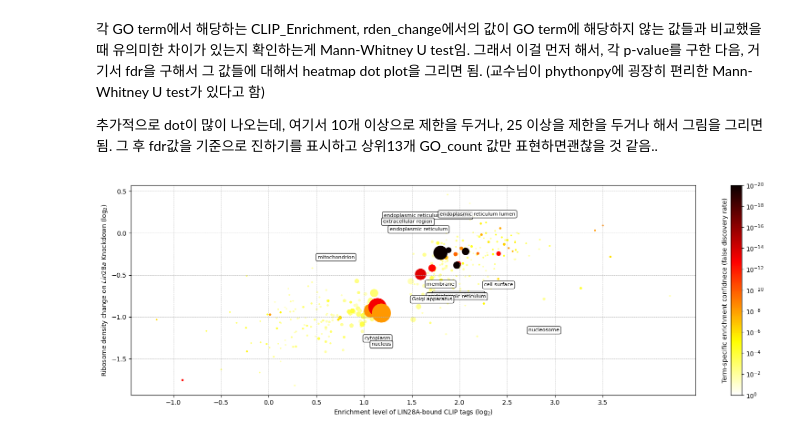
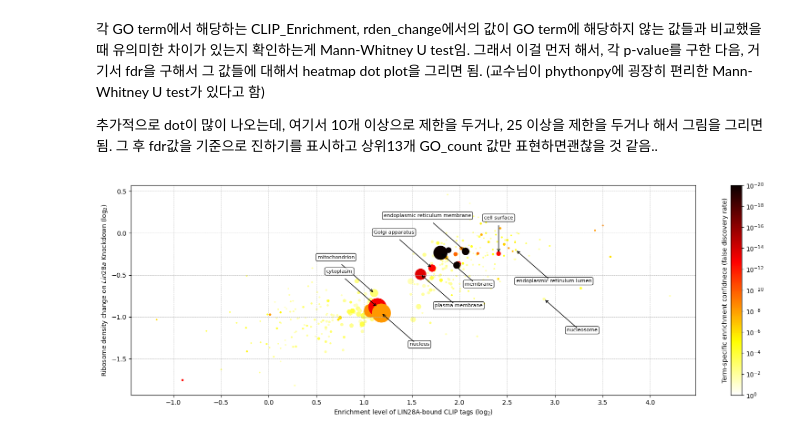
Before and after one commit to JungseoChoi/CJSbioinformatics, a Jupyter notebook: bioinformatics_project.ipynb, the cells around one changed output. Saved outputs shown, nothing was run; the diff lists cells and outputs as text; code cells hidden in the pictures.

```diff
--- a/bioinformatics_project.ipynb
+++ b/bioinformatics_project.ipynb
@@ -172,8 +230,8 @@ subsets_GO
 # %%
 # Gene ontology (GO)에서 [GO:0009986]을 없애기
 import re
-pattern = re.compile(r'\s*\[GO:\d+\]\s*' )
-subsets_GO['Gene Ontology (GO)'] = subsets_GO['Gene Ontology (GO)'].str.replace(pattern, '')
+GO_delete = re.compile(r'\s*\[GO:\d+\]\s*' )
+subsets_GO['Gene Ontology (GO)'] = subsets_GO['Gene Ontology (GO)'].str.replace(GO_delete, '')
 subsets_GO
 # %% [output]
 |  | clip_enrichment | rden_change | Gene Ontology (GO) |
@@ -359,51 +428,52 @@ import numpy as np
 import matplotlib.pyplot as plt
 from matplotlib.colors import LogNorm
 import seaborn as sns
 
 # 데이터프레임에서 필요한 열 선택
 x = np.log2(GO_heatmap_sorted['clip_enrichment_mean'])
 y = np.log2(GO_heatmap_sorted['rden_change_mean'])
 size = GO_heatmap_sorted['GO_count']/5
 color = GO_heatmap_sorted['clip_enrichment_fdr_mean']
 
 # 그래프 그리기
 plt.figure(figsize=(20, 6))
 scatter_plot = plt.scatter(x, y, s=size, c=color, cmap='hot', norm=LogNorm(vmin=10**-20, vmax=10**-0))
 plt.xlabel("Enrichment level of LIN28A-bound CLIP tags (log$_{2}$)")
 plt.ylabel("Ribosome density change on $\it{Lin28a}$ Knockdown (log$_{2}$)")
 
 # Colorbar 설정
 cbar = plt.colorbar(scatter_plot)
 cbar.set_ticks([10**-i for i in range(0, 21, 2)])
 cbar.ax.yaxis.set_label_position('left')
 cbar.ax.invert_yaxis()
 cbar.ax.set_ylabel('Term-specific enrichment confidnece (false discovery rate)')
 
-# 여러 인덱스에 해당하는 값 텍스트 표시 (오른쪽)
-GO_term_graph = ['cytoplasm','nucleus','calcium ion binding','membrane','nucleosome',
-                 'endoplasmic reticulum','cell surface', 'Golgi apparatus','glycoaminoglycan metabolic process',
-                 'nucleosome assembly']
-text_offset = 0.4
-for target_index in GO_term_graph:
-    if target_index in GO_heatmap_sorted.index:
-        target_x = x[GO_heatmap_sorted.index == target_index]
-        target_y = y[GO_heatmap_sorted.index == target_index]
-        plt.text(target_x, target_y - text_offset, target_index, ha='center', va='bottom', fontsize=8,
+# 특정 조건에 해당하는 인덱스에 텍스트 표시
+for i, term in enumerate(GO_heatmap_sorted.index):
+    if term in ['nucleus','endoplasmic reticulum lumen', 'membrane','nucleosome','plasma membrane']:
+        plt.text(x[i]+0.4, y[i]-0.4, term, ha='center', va='bottom', fontsize=8,
                  bbox=dict(facecolor='white', edgecolor='black', boxstyle='round', alpha=0.8))
+        plt.annotate("", xy=(x[i], y[i]), xytext=(x[i] + 0.35, y[i] - 0.35),
+                     arrowprops=dict(arrowstyle="->", linewidth=1, color='black'))
 
-# 여러 인덱스에 해당하는 값 텍스트 표시 (왼쪽)
-GO_term_graph = ['endoplasmic reticulum','endoplasmic reticulum membrane', 'extracellular region','mitochondrion','endoplasmic reticulum lumen']
-text_offset = 0.4
-for target_index in GO_term_graph:
-    if target_index in GO_heatmap_sorted.index:
-        target_x = x[GO_heatmap_sorted.index == target_index]
-        target_y = y[GO_heatmap_sorted.index == target_index]
-        plt.text(target_x-text_offset, target_y + text_offset, target_index, ha='center', va='bottom', fontsize=8,
+for i, term in enumerate(GO_heatmap_sorted.index):
+    if term in ['cytoplasm','endoplasmic reticulum membrane','Golgi apparatus','mitochondrion']:
+        plt.text(x[i]-0.4, y[i]+0.4, term, ha='center', va='bottom', fontsize=8,
                  bbox=dict(facecolor='white', edgecolor='black', boxstyle='round', alpha=0.8))
+        plt.annotate("", xy=(x[i], y[i]), xytext=(x[i] - 0.35, y[i] + 0.35),
+                     arrowprops=dict(arrowstyle="->", linewidth=1, color='black'))
 
-plt.xticks(np.arange(-1, 4, 0.5))
+for i, term in enumerate(GO_heatmap_sorted.index):
+    if term in ['cell surface']:
+        plt.text(x[i], y[i]+0.4, term, ha='center', va='bottom', fontsize=8,
+                 bbox=dict(facecolor='white', edgecolor='black', boxstyle='round', alpha=0.8))
+        plt.annotate("", xy=(x[i], y[i]), xytext=(x[i], y[i] + 0.35),
+                     arrowprops=dict(arrowstyle="->", linewidth=1, color='black'))
+
+
+plt.xticks(np.arange(-1, 4.5, 0.5))
 plt.grid(True, linestyle='--', linewidth=.5)
-
+plt.savefig("project-Figure 5A_final", format="jpg", dpi=300)
 plt.show()
 # %% [output]
-[figure, old version]
+[figure, new version]
```
Also changed, not shown: parts of 13 cells of this notebook.
